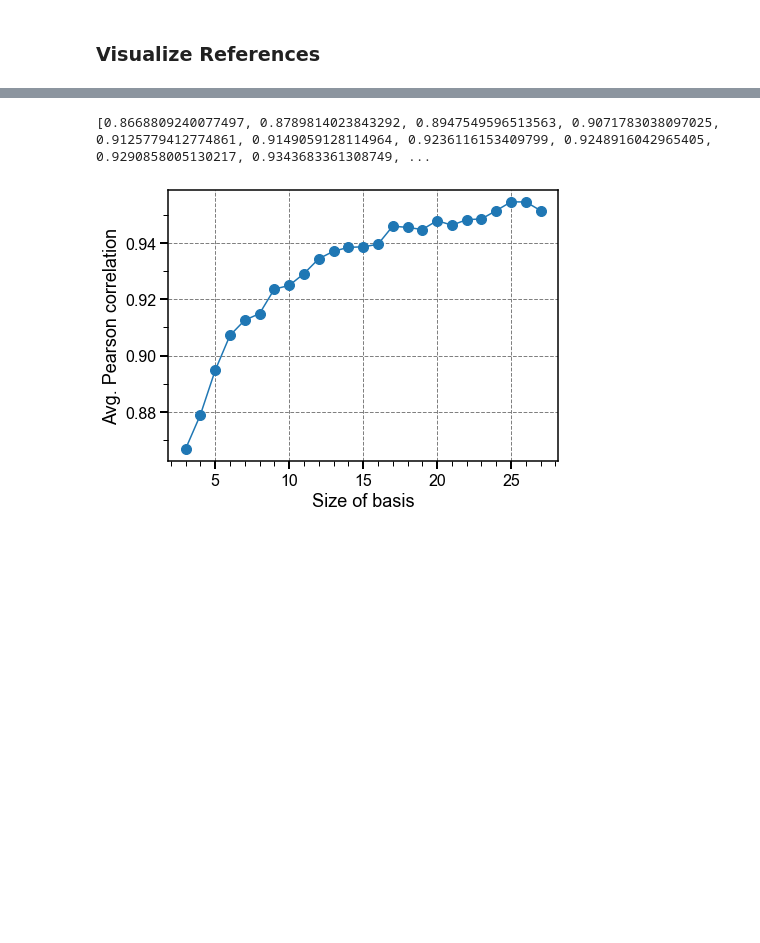
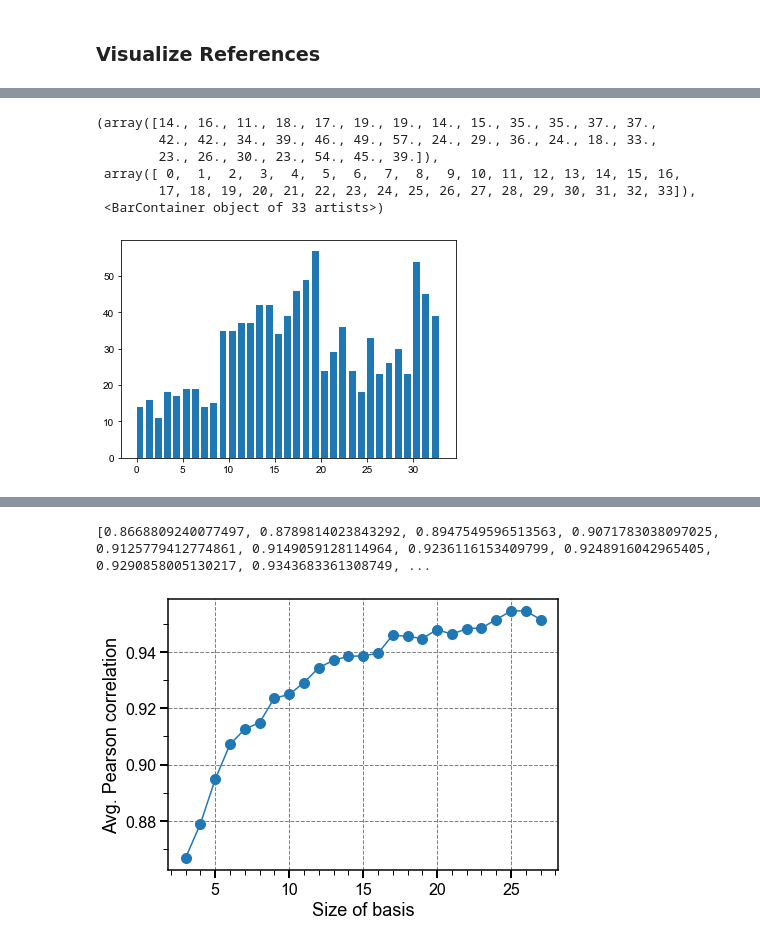
Before and after one commit to stetef/Energy-Point-Selection, a Jupyter notebook: Data Analysis.ipynb, the cells around one changed output, grey strips where cells are left out. Saved outputs shown, nothing was run; the diff lists cells and outputs as text; code cells hidden in the pictures; blank space fills up the shorter version.

```diff
--- a/Data Analysis.ipynb
+++ b/Data Analysis.ipynb
@@ -134,0 +194,31 @@ def sample_basis(basis, num_iters, subset_size, metric='Pearson correlation'):
+# %%
+segments = [0, 9, 13, 17, 20, 25, 30, 33]
+sample_sizes = [1, 2, 2, 2, 3, 3, 2]
+
+def initialize_random_select_from_cuts(segments, sample_sizes):
+# %%
+cut_names = get_cuts(data_columns, segments, sample_sizes)
+cut_Refs = get_cuts(Refs, segments, sample_sizes)
+num_cuts = len(cut_names)
+
+selects = []
+cut_selects = []
+
+for i in range(1000):
+    cut_to_replace = np.random.randint(0, high=num_cuts)
+    cut_selects.append(cut_to_replace)
+    test_i_within_cut = np.random.randint(0, high=cut_sizes[cut_to_replace])
+    test_i = np.sum(cut_sizes[:cut_to_replace]) + test_i_within_cut
+    selects.append(test_i)
+
+#plt.hist(cut_selects, bins=np.arange(num_cuts + 1), width=0.75)
+#plt.show()
+plt.hist(selects, bins=np.arange(Refs.shape[0] + 1), width=0.75)
+# %% [output]
+(array([14., 16., 11., 18., 17., 19., 19., 14., 15., 35., 35., 37., 37.,
+        42., 42., 34., 39., 46., 49., 57., 24., 29., 36., 24., 18., 33.,
+        23., 26., 30., 23., 54., 45., 39.]),
+ array([ 0,  1,  2,  3,  4,  5,  6,  7,  8,  9, 10, 11, 12, 13, 14, 15, 16,
+        17, 18, 19, 20, 21, 22, 23, 24, 25, 26, 27, 28, 29, 30, 31, 32, 33]),
+ <BarContainer object of 33 artists>)
+[figure, added]
```
Also changed, not shown: parts of 23 cells of this notebook, 5 other files.
